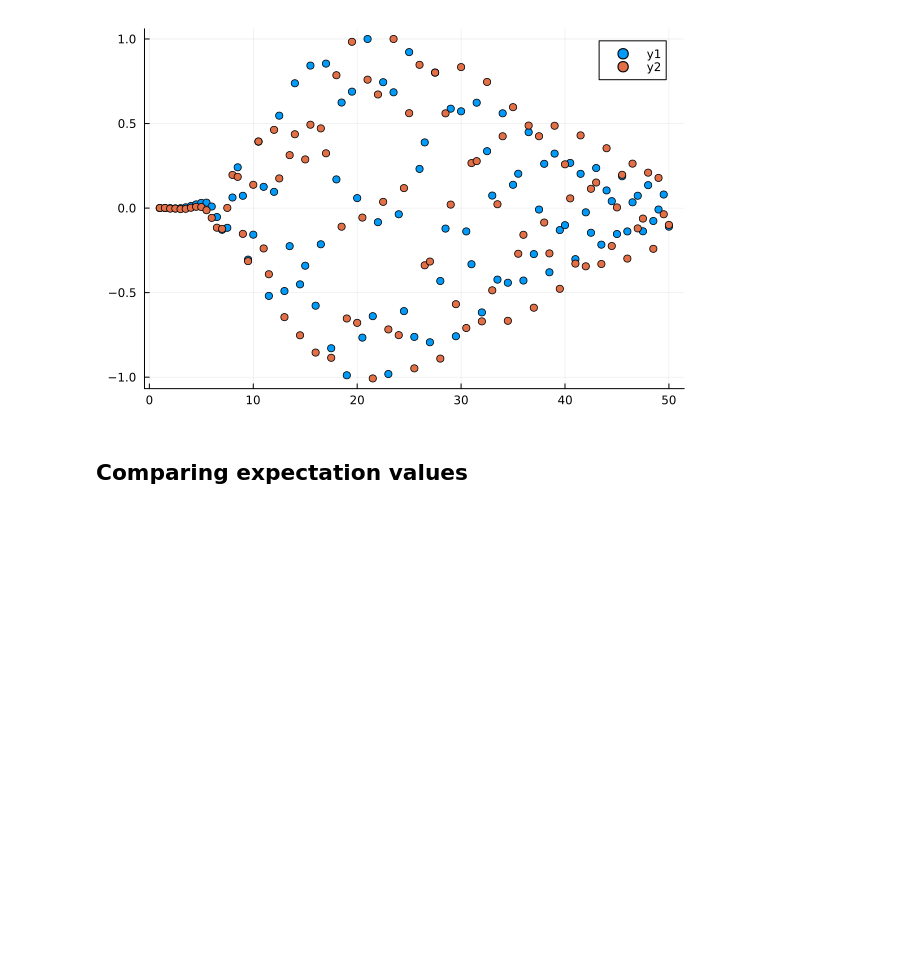
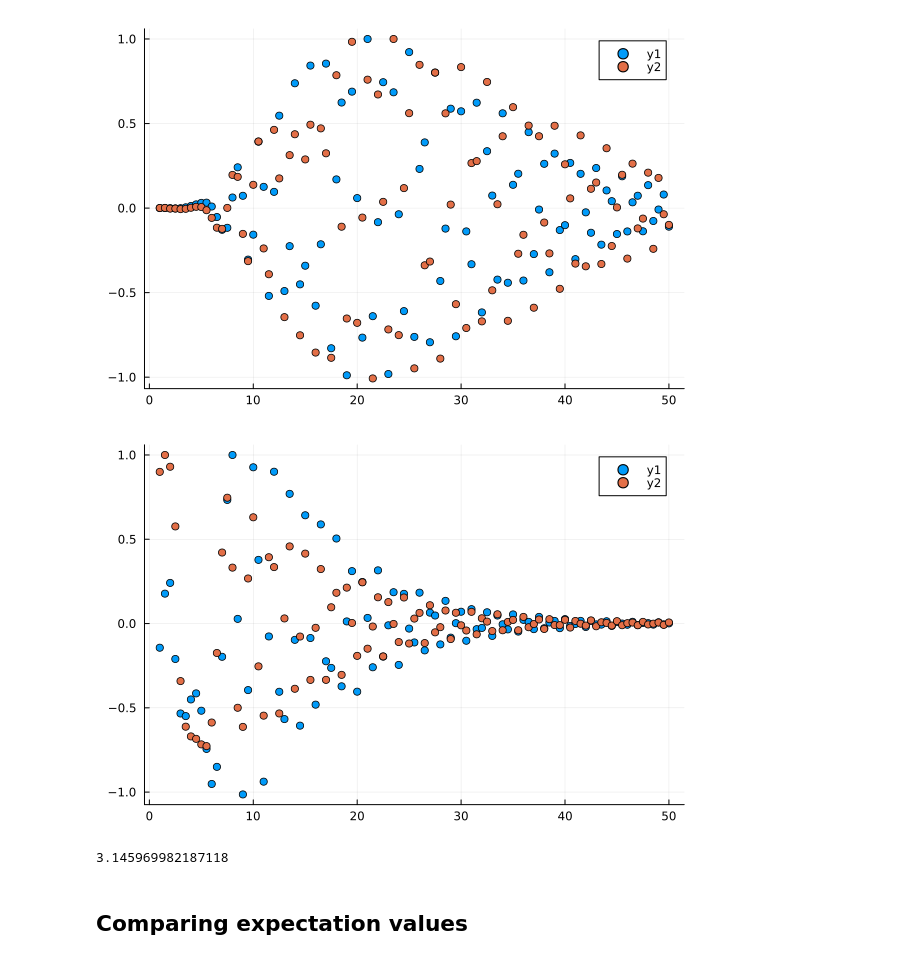
Before and after one commit to Jercheal/3d-cosmology, a Jupyter notebook: 3d_ESF_cosmology.ipynb, the cells around one changed output. Cells and saved outputs as stored; diff of their text form; code cells hidden in the pictures; blank space fills up the shorter version.

```diff
--- a/3d_ESF_cosmology.ipynb
+++ b/3d_ESF_cosmology.ipynb
@@ -1444,6 +1444,31 @@ scatter(1.0:0.5:50.0, real(Z_class_toy2_phi_measure[1:99,5])./maximum(real(Z_cla
 scatter!(1.0:0.5:50.0, real(Z_toy2_phi_measure[1:99,5])./maximum(real(Z_toy2_phi_measure[1:99,5])))
 # %% [output]
 [figure]
+# %%
+Z_Re_toy_working = readdlm("/home/jercheal/Documents/Physics/Articles/3d csomology/code/data/Z_toy_working_Re_a0=10_a2=30_phi0=2_phi2=4_m=005.txt");
+Z_Im_toy_working = readdlm("/home/jercheal/Documents/Physics/Articles/3d csomology/code/data/Z_toy_working_Im_a0=10_a2=30_phi0=2_phi2=4_m=005.txt");
+Z_toy_working = [Z_Re_toy_working[i,j] + im * Z_Im_toy_working[i,j] for i in 1:399, j in 1:399];
+
+Zb0_toy_working = [Z_toy_working[b0-1,b1-1]*0.5*b0 for b0 in 2:400, b1 in 2:400];
+Zb1_toy_working = [Z_toy_working[b0-1,b1-1]*0.5*b1 for b0 in 2:400, b1 in 2:400];
+
+Za1_toy_working_Re = readdlm("/home/jercheal/Documents/Physics/Articles/3d csomology/code/data/Za1_toy_working_Re_a0=10_a2=30_phi0=2_phi2=4_m=005.txt");
+Za1_toy_working_Im = readdlm("/home/jercheal/Documents/Physics/Articles/3d csomology/code/data/Za1_toy_working_Im_a0=10_a2=30_phi0=2_phi2=4_m=005.txt");
+Za1_toy_working = [Za1_toy_working_Re[i,j] + im*Za1_toy_working_Im[i,j] for i in 1:399, j in 1:399];
+
+Zphi1_toy_working_Re = readdlm("/home/jercheal/Documents/Physics/Articles/3d csomology/code/data/Zphi1_toy_working_Re_a0=10_a2=30_phi0=2_phi2=4_m=005.txt");
+Zphi1_toy_working_Im = readdlm("/home/jercheal/Documents/Physics/Articles/3d csomology/code/data/Zphi1_toy_working_Im_a0=10_a2=30_phi0=2_phi2=4_m=005.txt");
+Zphi1_toy_working = [Zphi1_toy_working_Re[i,j] + im*Zphi1_toy_working_Im[i,j] for i in 1:399, j in 1:399];
+# %%
+Z_class_toy_working = [Ampl_1slice_toy_working(a0, a1sols[b0-1,b1-1], a2, 0.5*b0, 0.5*b1, ϕ0, ϕ2, m) for b0 in 2:100, b1 in 2:100]
+scatter(1.0:0.5:50.0, real(Z_class_toy_working[1:99,5])./maximum(real(Z_class_toy_working[1:99,5])))
+scatter!(1.0:0.5:50.0, real(Z_toy_working[1:99,5])./maximum(real(Z_toy_working[1:99,5])))
+# %% [output]
+[figure, added]
+# %%
+ϕ1_sol(a0, 17.834492747907284528, a2, 2.2009858371377780375, 3.0415927095835082110, 2.0, 4.0, 0.05)
+# %% [output]
+3.145969982187118
 # %% [markdown]
 ## Comparing expectation values
 # %% [markdown]
```
Also changed, not shown: parts of 8 cells of this notebook, 7 other files.
